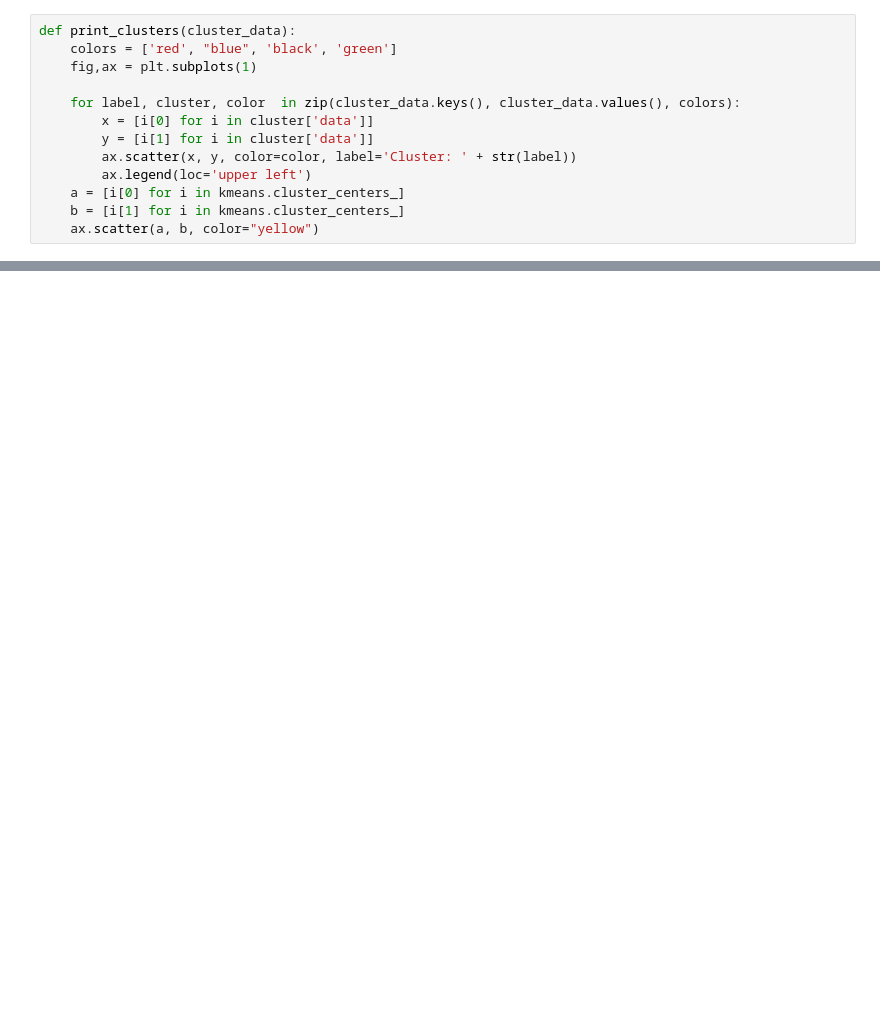
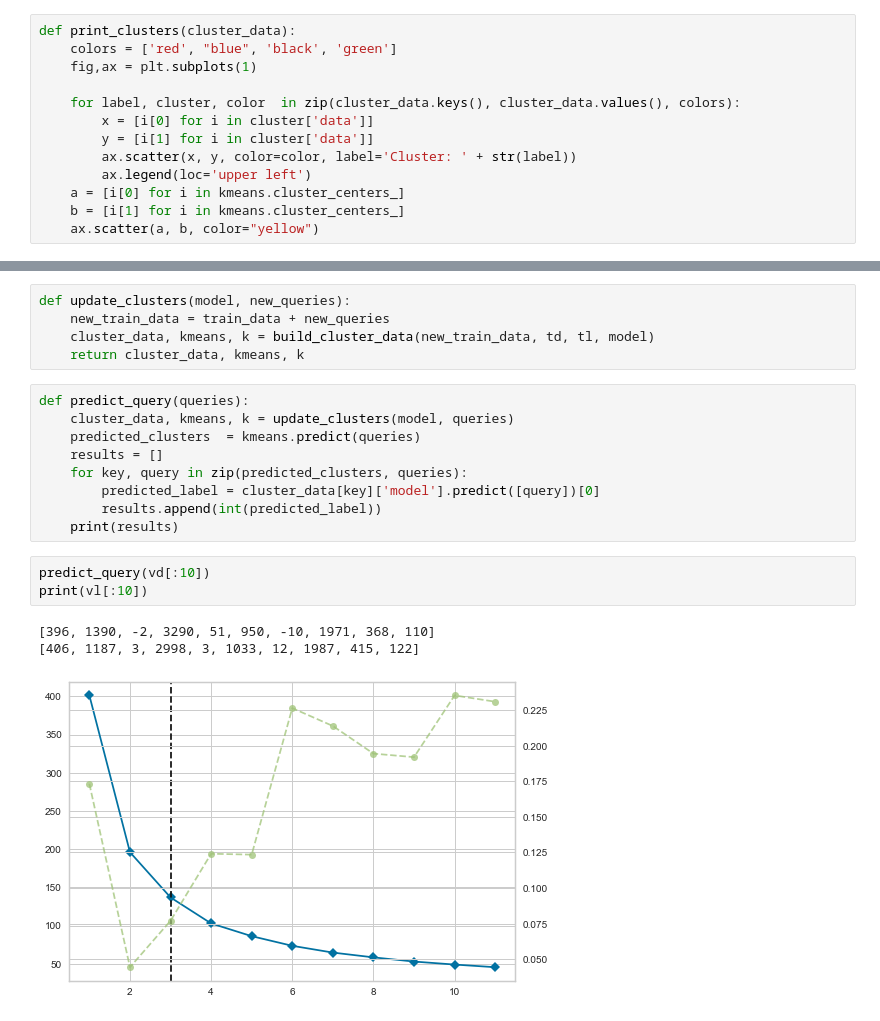
Before and after one commit to darreluchendu/diss_proj, a Jupyter notebook: sci-kit.ipynb, the cells around one changed output, grey strips where cells are left out. Drawn from its saved outputs; the diff is of its cells as text; blank space fills up the shorter version.

```diff
--- a/sci-kit.ipynb
+++ b/sci-kit.ipynb
@@ -374,0 +313,21 @@ R2 Score: 0.96
+# %%
+def update_clusters(model, new_queries):
+    new_train_data = train_data + new_queries
+    cluster_data, kmeans, k = build_cluster_data(new_train_data, td, tl, model)
+    return cluster_data, kmeans, k
+# %%
+def predict_query(queries):
+    cluster_data, kmeans, k = update_clusters(model, queries)
+    predicted_clusters  = kmeans.predict(queries)
+    results = []
+    for key, query in zip(predicted_clusters, queries):
+        predicted_label = cluster_data[key]['model'].predict([query])[0]
+        results.append(int(predicted_label))
+    print(results)
+# %%
+predict_query(vd[:10])
+print(vl[:10])
+# %% [output]
+[396, 1390, -2, 3290, 51, 950, -10, 1971, 368, 110]
+[406, 1187, 3, 2998, 3, 1033, 12, 1987, 415, 122]
+[figure, added]
```
Also changed, not shown: parts of 20 cells of this notebook.
